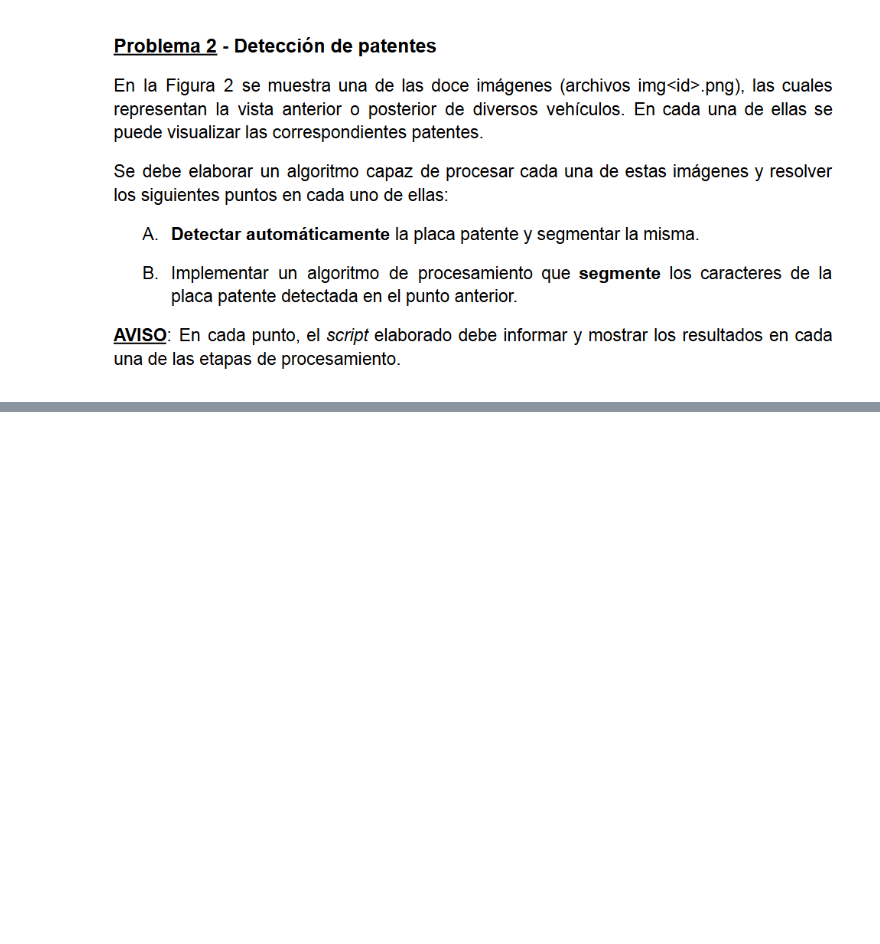
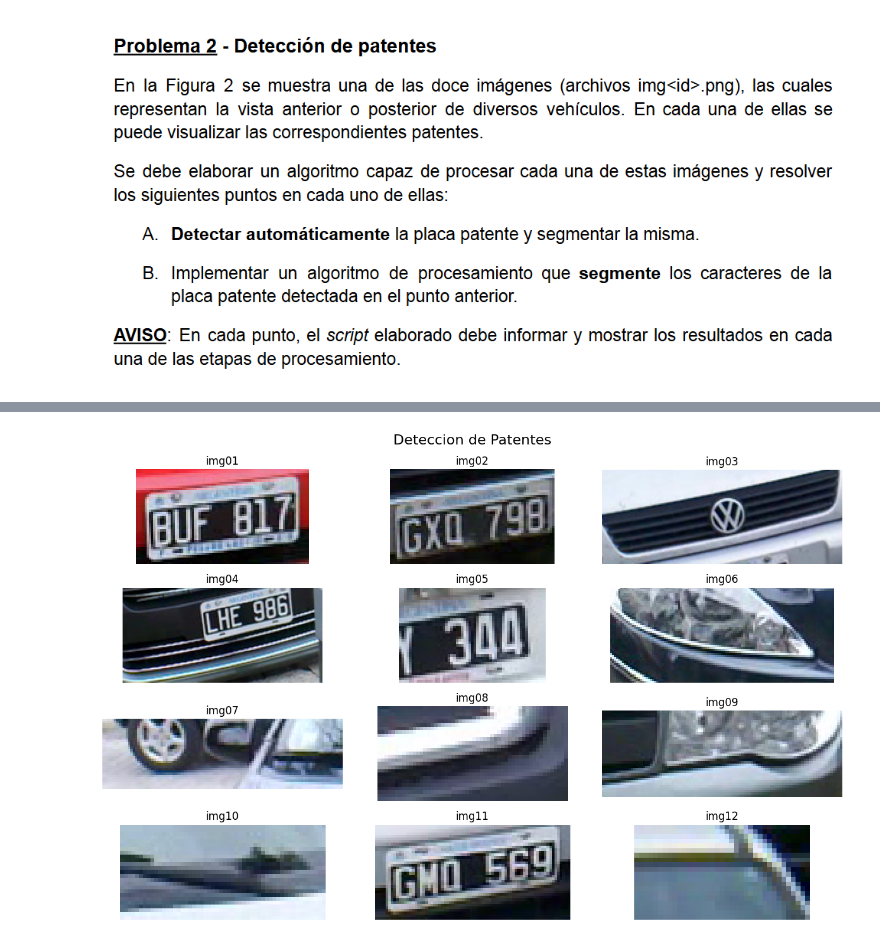
Before and after one commit to maxiromano/tp2_pdi_Molina_Romano, a Jupyter notebook: parte2.ipynb, the cells around one changed output, grey strips where cells are left out. Drawn from its saved outputs; the diff is of its cells as text; code cells hidden in the pictures; blank space fills up the shorter version.

```diff
--- a/parte2.ipynb
+++ b/parte2.ipynb
@@ -291,0 +84,91 @@ detectar_patente_tophat('img/img01.png')
+# %%
+def obtener_recorte_patente(path):
+    img = cv2.imread(path)
+    if img is None: return None
+
+    gray = cv2.cvtColor(img, cv2.COLOR_BGR2GRAY)
+
+    kernel_shape = (13, 5)
+    kernel = cv2.getStructuringElement(cv2.MORPH_RECT, kernel_shape)
+
+    blackhat = cv2.morphologyEx(gray, cv2.MORPH_BLACKHAT, kernel)
+
+    thresh = cv2.threshold(blackhat, 0, 255, cv2.THRESH_BINARY + cv2.THRESH_OTSU)[1]
+    thresh = cv2.dilate(cv2.morphologyEx(thresh, cv2.MORPH_OPEN, np.ones((3,3))), None)
+
+    cnts, _ = cv2.findContours(thresh, cv2.RETR_EXTERNAL, cv2.CHAIN_APPROX_SIMPLE)
+    candidatos = []
+
+    for c in cnts:
+        x, y, w, h = cv2.boundingRect(c)
+        aspect = w / h
+        if 1.5 < aspect < 6.0 and w*h > 100 and 12 < h < 120:
+            candidatos.append((x, y, w, h))
+
+    if not candidatos: return None
+
+    H, W = img.shape[:2]
+
+    def calcular_puntaje(r):
+        x, y, w, h = r
+
+        roi = gray[y:y+h, x:x+w]
+
+        mean, std = cv2.meanStdDev(roi)
+        score_texture = std[0][0]
+
+        diff_ratio = abs((w/h) - 3.0)
+        score_shape = max(0, 20 - (diff_ratio * 5))
+
+        roi_thresh = thresh[y:y+h, x:x+w]
+        white_pixels = cv2.countNonZero(roi_thresh)
+        area = w * h
+        density = white_pixels / area
+        score_density = 10 if 0.2 < density < 0.7 else 0
+
+        final_score = (score_texture * 2.5) + score_shape + score_density
+
+        return final_score
+
+    best_rect = max(candidatos, key=calcular_puntaje)
+    x, y, w, h = best_rect
+
+    pad = 5
+    return img[max(0, y-pad):min(H, y+h+pad), max(0, x-pad):min(W, x+w+pad)]
+
+
+
+
+
+resultados_crops = []
+nombres_archivos = []
+
+for i in range(1, 13):
+    nombre_archivo = f'img/img{i:02d}.png'
+    recorte = obtener_recorte_patente(nombre_archivo)
+
+    if recorte is not None:
+        resultados_crops.append(recorte)
+        nombres_archivos.append(f"img{i:02d}")
+    else:
+        placeholder = np.zeros((50, 150, 3), dtype=np.uint8)
+        resultados_crops.append(placeholder)
+        nombres_archivos.append(f"img{i:02d} (Falló)")
+
+
+fig, axes = plt.subplots(4, 3, figsize=(12, 8))
+fig.suptitle('Deteccion de Patentes', fontsize=16)
+
+axes = axes.ravel()
+
+for i, ax in enumerate(axes):
+    if i < len(resultados_crops):
+        img_rgb = cv2.cvtColor(resultados_crops[i], cv2.COLOR_BGR2RGB)
+        ax.imshow(img_rgb)
+        ax.set_title(nombres_archivos[i])
+        ax.axis('off')
+
+plt.tight_layout()
+plt.show()
+# %% [output]
+[figure, added]
```
Also changed, not shown: parts of 7 cells of this notebook.
